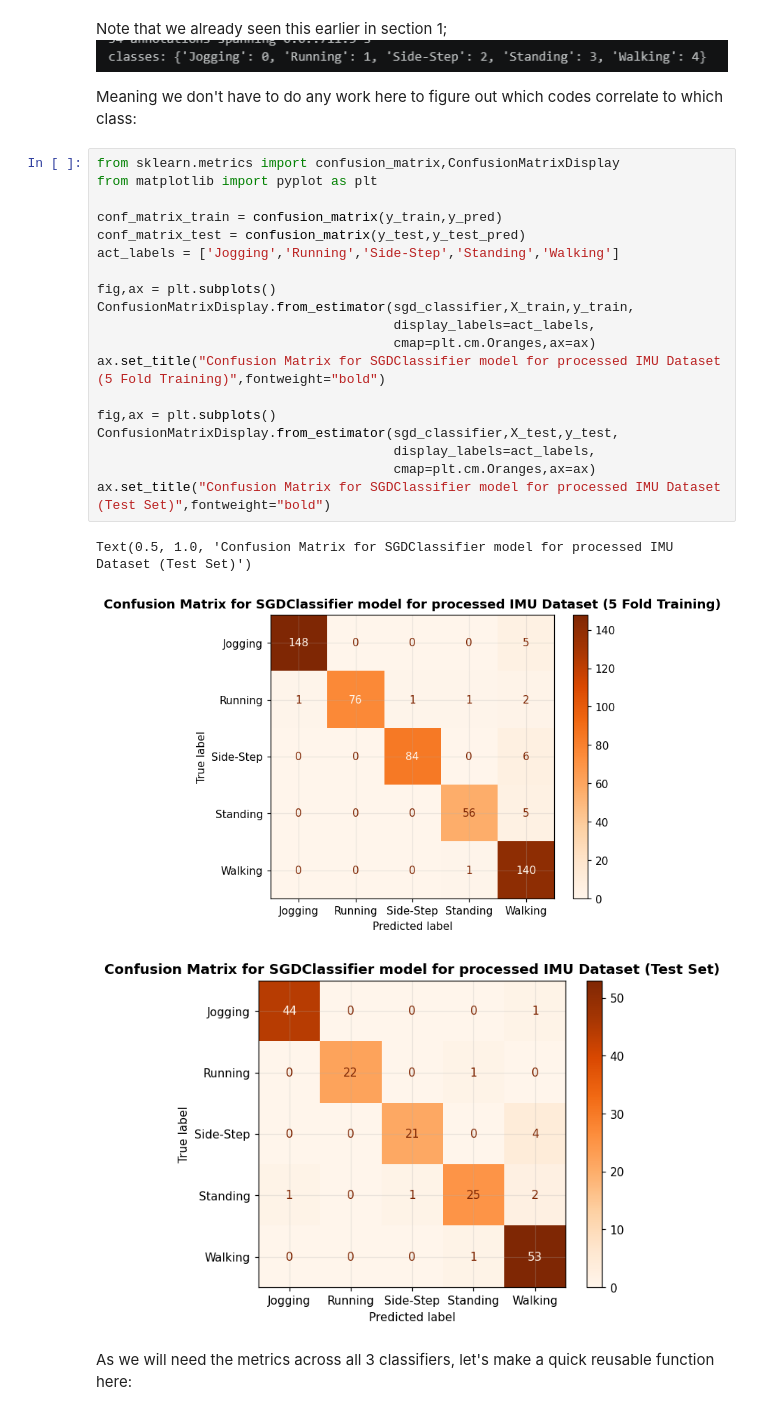
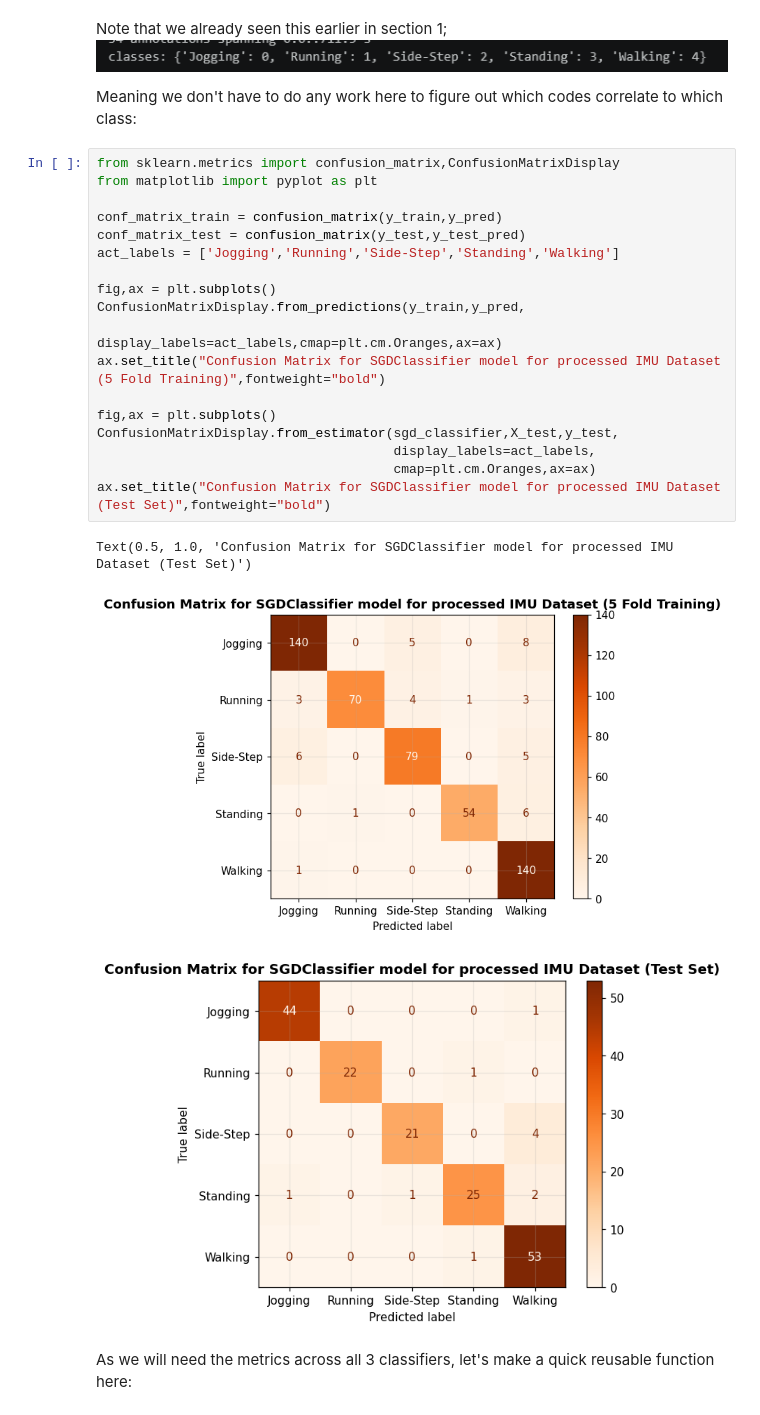
Before and after one commit to AKuinkel/cosc102-at3, a Jupyter notebook: COSC102_A3_Portfolio_for_ash.ipynb, the cells around one changed output. Saved outputs shown, nothing was run; the diff lists cells and outputs as text.

```diff
--- a/COSC102_A3_Portfolio_for_ash.ipynb
+++ b/COSC102_A3_Portfolio_for_ash.ipynb
@@ -2301,25 +2301,24 @@ Meaning we don't have to do any work here to figure out which codes correlate to
 # %%
 from sklearn.metrics import confusion_matrix,ConfusionMatrixDisplay
 from matplotlib import pyplot as plt
 
 conf_matrix_train = confusion_matrix(y_train,y_pred)
 conf_matrix_test = confusion_matrix(y_test,y_test_pred)
 act_labels = ['Jogging','Running','Side-Step','Standing','Walking']
 
 fig,ax = plt.subplots()
-ConfusionMatrixDisplay.from_estimator(sgd_classifier,X_train,y_train,
-                                      display_labels=act_labels,
-                                      cmap=plt.cm.Oranges,ax=ax)
+ConfusionMatrixDisplay.from_predictions(y_train,y_pred,
+                                      display_labels=act_labels,cmap=plt.cm.Oranges,ax=ax)
 ax.set_title("Confusion Matrix for SGDClassifier model for processed IMU Dataset (5 Fold Training)",fontweight="bold")
 
 fig,ax = plt.subplots()
 ConfusionMatrixDisplay.from_estimator(sgd_classifier,X_test,y_test,
                                       display_labels=act_labels,
                                       cmap=plt.cm.Oranges,ax=ax)
 ax.set_title("Confusion Matrix for SGDClassifier model for processed IMU Dataset (Test Set)",fontweight="bold")
 # %% [output]
 Text(0.5, 1.0, 'Confusion Matrix for SGDClassifier model for processed IMU Dataset (Test Set)')
-[figure, old version]
+[figure, new version]
 [figure]
 # %% [markdown]
 As we will need the metrics across all 3 classifiers, let's make a quick reusable function here:
```
Also changed, not shown: parts of 10 cells of this notebook.
